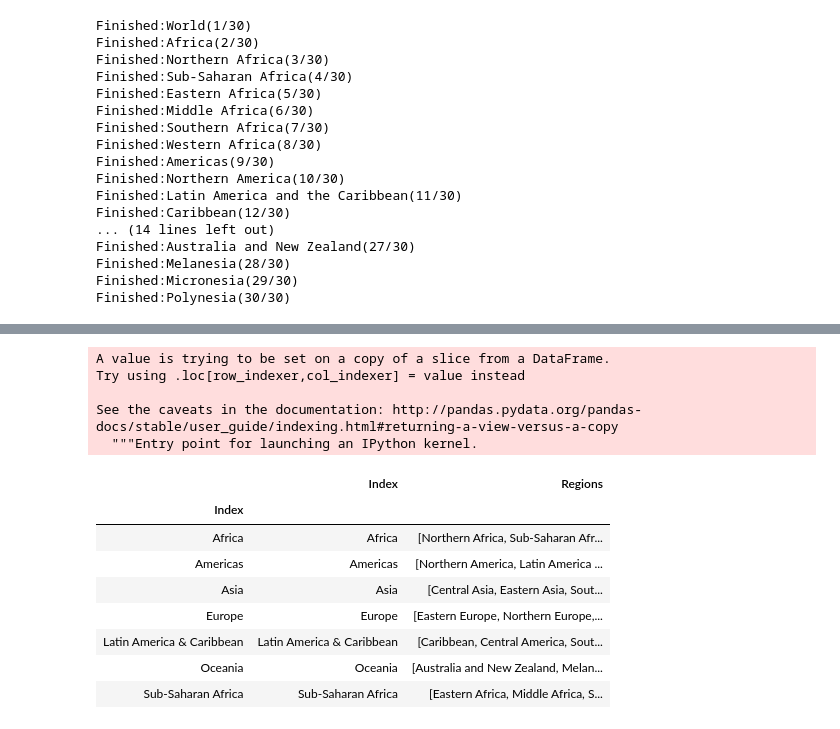
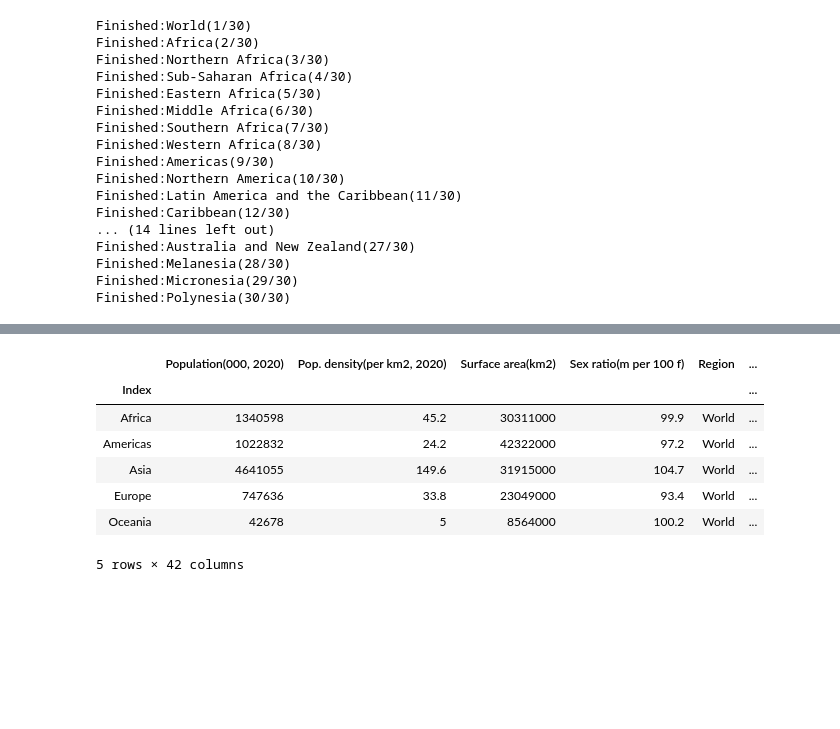
Before and after one commit to kargaranamir/World-Ontology, a Jupyter notebook: Data Collection/UNdata/UNdata_multiple_countries.ipynb, the cells around one changed output, grey strips where cells are left out. Saved outputs shown, nothing was run; the diff lists cells and outputs as text; code cells hidden in the pictures; blank space fills up the shorter version.

```diff
--- a/Data Collection/UNdata/UNdata_multiple_countries.ipynb
+++ b/Data Collection/UNdata/UNdata_multiple_countries.ipynb
@@ -291,0 +381,8 @@ dfm = pd.concat([GIt, Indt], axis=1)
+# %%
+regions_df['Index'] = regions_df.index
+temp = regions_df [['Index', 'Region']]
+recontin_realtion = temp.groupby('Region')['Index'].apply(list).reset_index()
+recontin_realtion.columns = ['Index', 'Regions']
+# recontin_realtion.index = recontin_realtion ['Index']
+# recon_relation.drop(columns=['Index'], inplace=True)
+recontin_realtion
@@ -292,2 +405,4 @@ dfm = pd.concat([GIt, Indt], axis=1)
 # %%
-Continents =dfm[ dfm['Region'] == 'World']
+continents_df =dfm[ dfm['Region'] == 'World']
+continents_df['Index']= continents_df.index
+continents_df
@@ -317,22 +420,0 @@ Regions
-# %%
-Regions['Index'] = Regions.index
-gf = Regions [['Index', 'Region']]
-d = gf.groupby('Region')['Index'].apply(list).reset_index()
-d.columns = ['Index', 'Regions']
-d.index = d ['Index']
-d
-# %% [output]
-A value is trying to be set on a copy of a slice from a DataFrame.
-Try using .loc[row_indexer,col_indexer] = value instead
-
-See the caveats in the documentation: http://pandas.pydata.org/pandas-docs/stable/user_guide/indexing.html#returning-a-view-versus-a-copy
-  """Entry point for launching an IPython kernel.
-|  | Index | Regions |
-| Index |  |  |
-| Africa | Africa | [Northern Africa, Sub-Saharan Afr... |
-| Americas | Americas | [Northern America, Latin America ... |
-| Asia | Asia | [Central Asia, Eastern Asia, Sout... |
-| Europe | Europe | [Eastern Europe, Northern Europe,... |
-| Latin America & Caribbean | Latin America & Caribbean | [Caribbean, Central America, Sout... |
-| Oceania | Oceania | [Australia and New Zealand, Melan... |
-| Sub-Saharan Africa | Sub-Saharan Africa | [Eastern Africa, Middle Africa, S... |
@@ -345,0 +421,13 @@ d
+# %%
+continents_df_final=continents_df.merge(recontin_realtion, how='inner', on='Index')
+continents_df_final.index = continents_df_final['Index']
+continents_df_final
+# %% [output]
+|  | Population(000, 2020) | Pop. density(per km2, 2020) | Surface area(km2) | Sex ratio(m per 100 f) | Region | ... |
+| Index |  |  |  |  |  | ... |
+| Africa | 1340598 | 45.2 | 30311000 | 99.9 | World | ... |
+| Americas | 1022832 | 24.2 | 42322000 | 97.2 | World | ... |
+| Asia | 4641055 | 149.6 | 31915000 | 104.7 | World | ... |
+| Europe | 747636 | 33.8 | 23049000 | 93.4 | World | ... |
+| Oceania | 42678 | 5 | 8564000 | 100.2 | World | ... |
+5 rows × 42 columns
```
Also changed, not shown: parts of 23 cells of this notebook, 4 other files.
